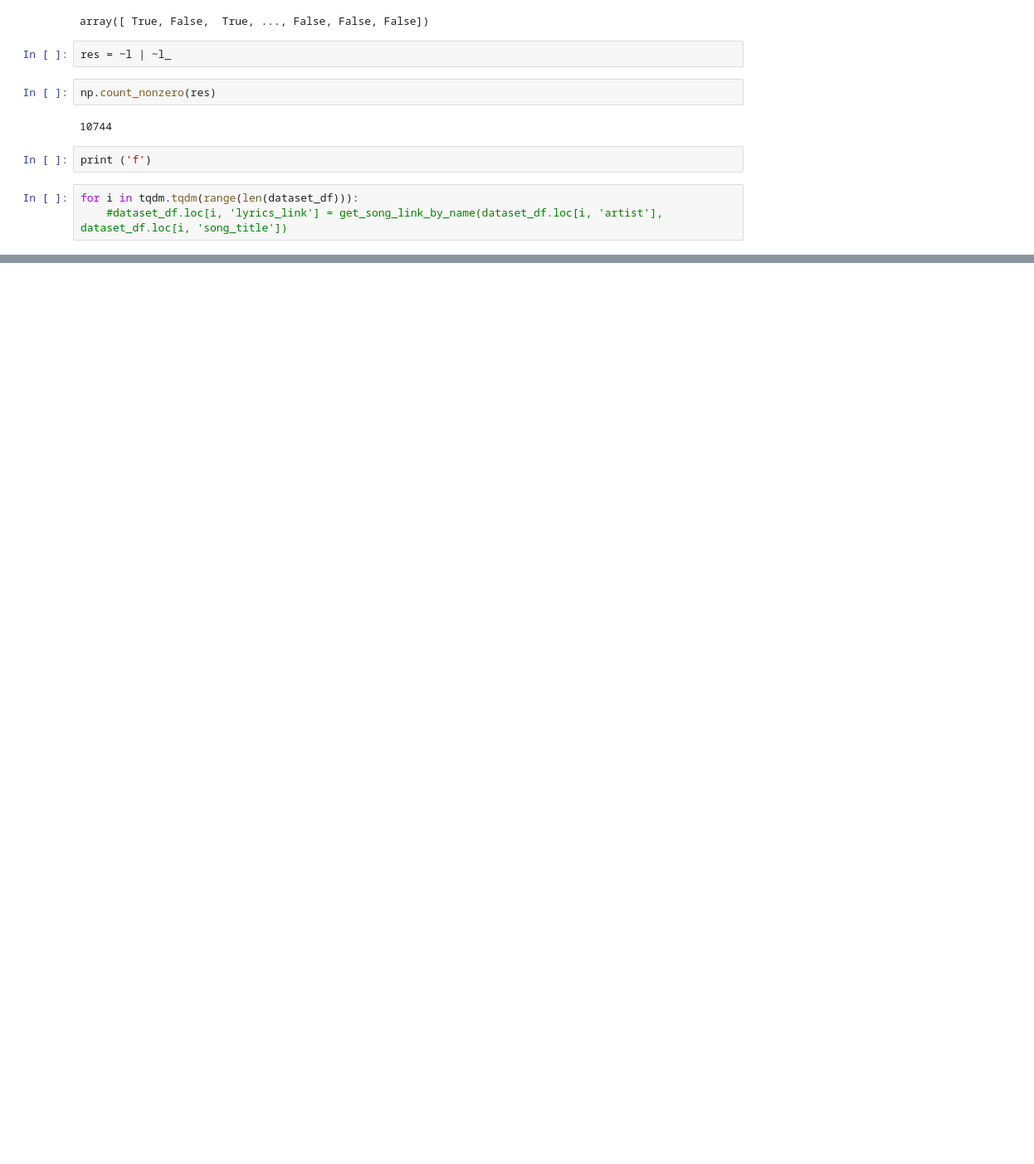
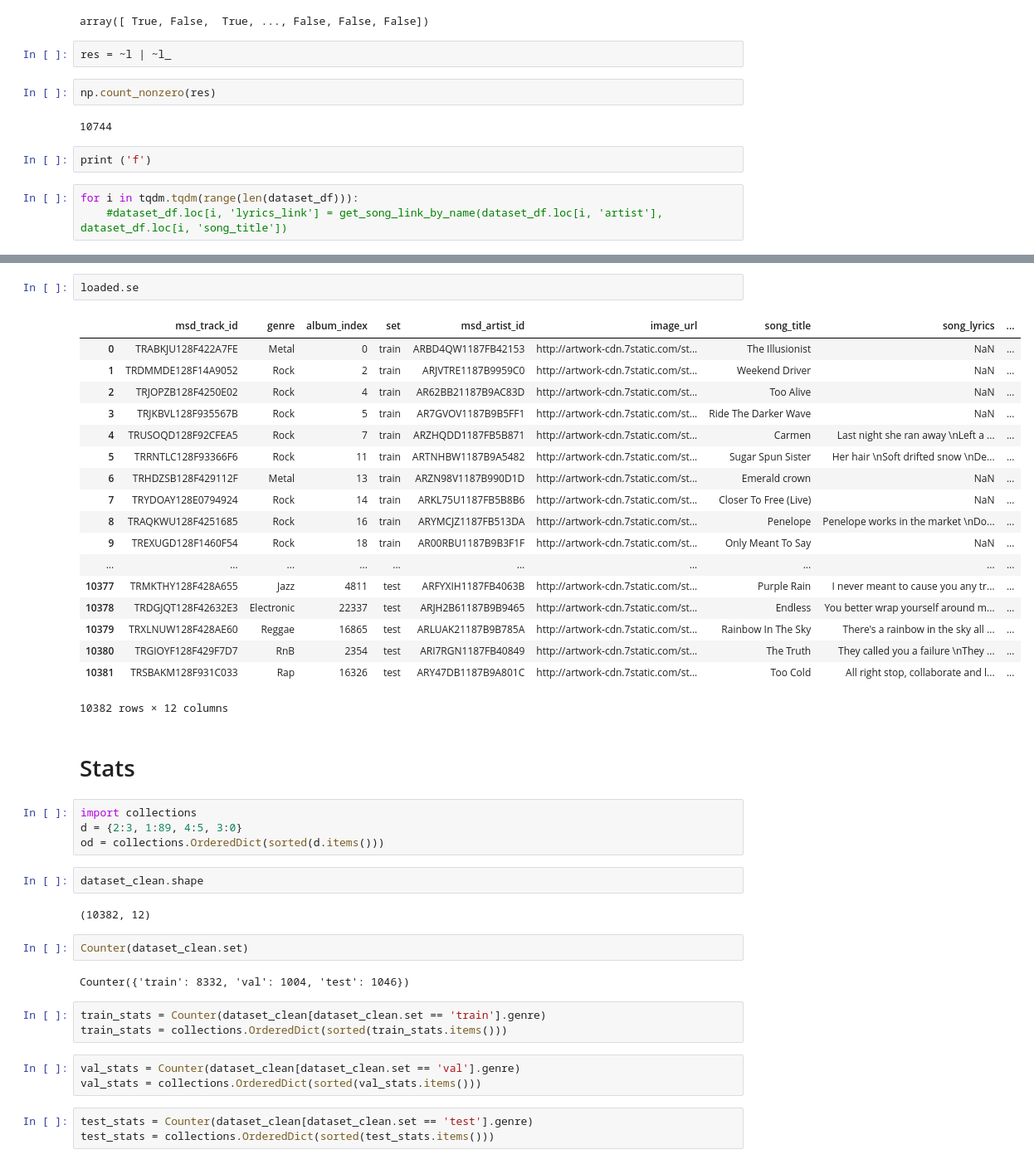
Before and after one commit to owoshch/music_genre_classifier, a Jupyter notebook: baseline/baseline.ipynb, the cells around one changed output, grey strips where cells are left out. Shown: that part at 83% size. Saved outputs shown, nothing was run; the diff lists cells and outputs as text; blank space fills up the shorter version.

```diff
--- a/baseline/baseline.ipynb
+++ b/baseline/baseline.ipynb
@@ -223,0 +345,44 @@ dataset_df
+# %%
+loaded.se
+# %% [output]
+|  | msd_track_id | genre | album_index | set | msd_artist_id | image_url | song_title | song_lyrics | ... |
+| 0 | TRABKJU128F422A7FE | Metal | 0 | train | ARBD4QW1187FB42153 | http://artwork-cdn.7static.com/st... | The Illusionist | NaN | ... |
+| 1 | TRDMMDE128F14A9052 | Rock | 2 | train | ARJVTRE1187B9959C0 | http://artwork-cdn.7static.com/st... | Weekend Driver | NaN | ... |
+| 2 | TRJOPZB128F4250E02 | Rock | 4 | train | AR62BB21187B9AC83D | http://artwork-cdn.7static.com/st... | Too Alive | NaN | ... |
+| 3 | TRJKBVL128F935567B | Rock | 5 | train | AR7GVOV1187B9B5FF1 | http://artwork-cdn.7static.com/st... | Ride The Darker Wave | NaN | ... |
+| 4 | TRUSOQD128F92CFEA5 | Rock | 7 | train | ARZHQDD1187FB5B871 | http://artwork-cdn.7static.com/st... | Carmen | Last night she ran away \nLeft a ... | ... |
+| 5 | TRRNTLC128F93366F6 | Rock | 11 | train | ARTNHBW1187B9A5482 | http://artwork-cdn.7static.com/st... | Sugar Spun Sister | Her hair \nSoft drifted snow \nDe... | ... |
+| 6 | TRHDZSB128F429112F | Metal | 13 | train | ARZN98V1187B990D1D | http://artwork-cdn.7static.com/st... | Emerald crown | NaN | ... |
+| 7 | TRYDOAY128E0794924 | Rock | 14 | train | ARKL75U1187FB5B8B6 | http://artwork-cdn.7static.com/st... | Closer To Free (Live) | NaN | ... |
+| 8 | TRAQKWU128F4251685 | Rock | 16 | train | ARYMCJZ1187FB513DA | http://artwork-cdn.7static.com/st... | Penelope | Penelope works in the market \nDo... | ... |
+| 9 | TREXUGD128F1460F54 | Rock | 18 | train | AR00RBU1187B9B3F1F | http://artwork-cdn.7static.com/st... | Only Meant To Say | NaN | ... |
+| ... | ... | ... | ... | ... | ... | ... | ... | ... | ... |
+| 10377 | TRMKTHY128F428A655 | Jazz | 4811 | test | ARFYXIH1187FB4063B | http://artwork-cdn.7static.com/st... | Purple Rain | I never meant to cause you any tr... | ... |
+| 10378 | TRDGJQT128F42632E3 | Electronic | 22337 | test | ARJH2B61187B9B9465 | http://artwork-cdn.7static.com/st... | Endless | You better wrap yourself around m... | ... |
+| 10379 | TRXLNUW128F428AE60 | Reggae | 16865 | test | ARLUAK21187B9B785A | http://artwork-cdn.7static.com/st... | Rainbow In The Sky | There's a rainbow in the sky all ... | ... |
+| 10380 | TRGIOYF128F429F7D7 | RnB | 2354 | test | ARI7RGN1187FB40849 | http://artwork-cdn.7static.com/st... | The Truth | They called you a failure \nThey ... | ... |
+| 10381 | TRSBAKM128F931C033 | Rap | 16326 | test | ARY47DB1187B9A801C | http://artwork-cdn.7static.com/st... | Too Cold | All right stop, collaborate and l... | ... |
+10382 rows × 12 columns
+# %% [markdown]
+# Stats
+# %%
+import collections
+d = {2:3, 1:89, 4:5, 3:0}
+od = collections.OrderedDict(sorted(d.items()))
+# %%
+dataset_clean.shape
+# %% [output]
+(10382, 12)
+# %%
+Counter(dataset_clean.set)
+# %% [output]
+Counter({'train': 8332, 'val': 1004, 'test': 1046})
+# %%
+train_stats = Counter(dataset_clean[dataset_clean.set == 'train'].genre)
+train_stats = collections.OrderedDict(sorted(train_stats.items()))
+# %%
+val_stats = Counter(dataset_clean[dataset_clean.set == 'val'].genre)
+val_stats = collections.OrderedDict(sorted(val_stats.items()))
+# %%
+test_stats = Counter(dataset_clean[dataset_clean.set == 'test'].genre)
+test_stats = collections.OrderedDict(sorted(test_stats.items()))
```
Also changed, not shown: parts of 35 cells of this notebook, 9 other files.
